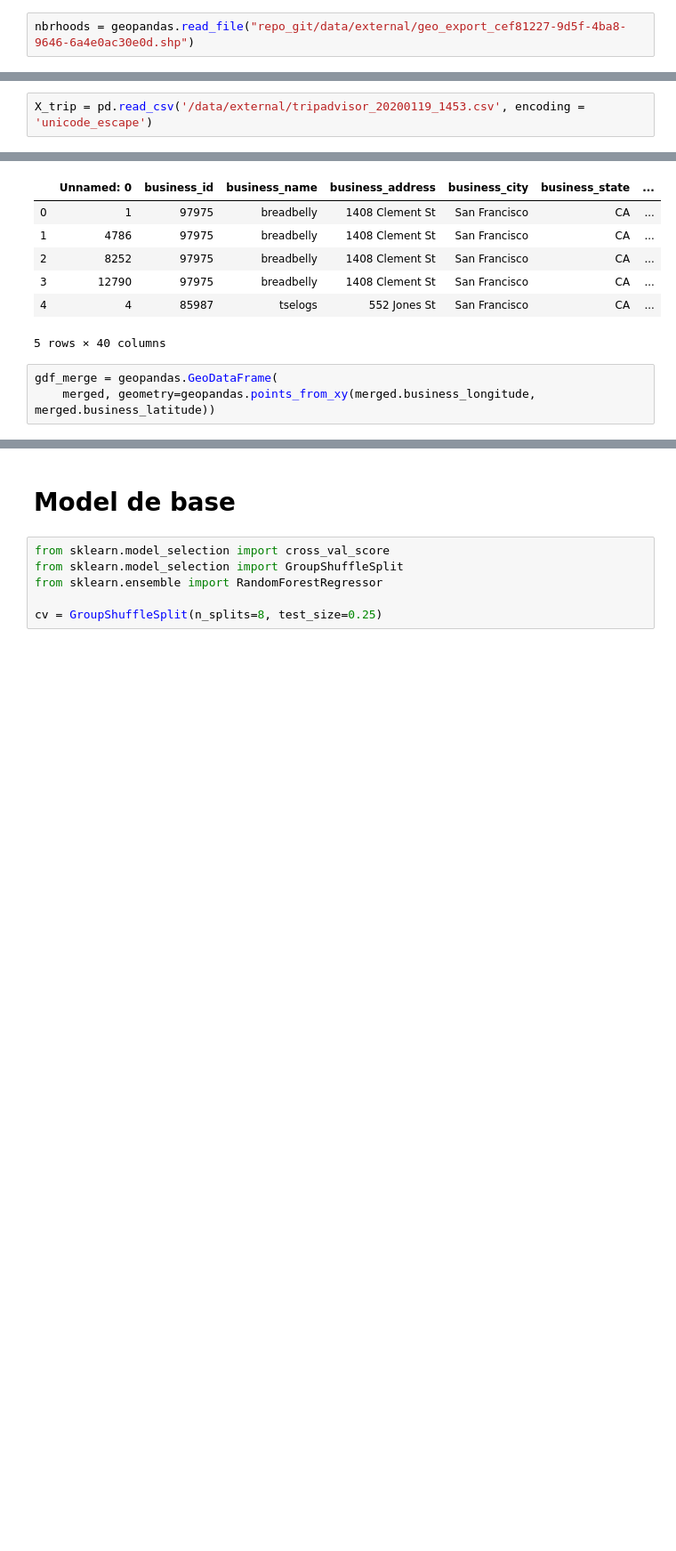
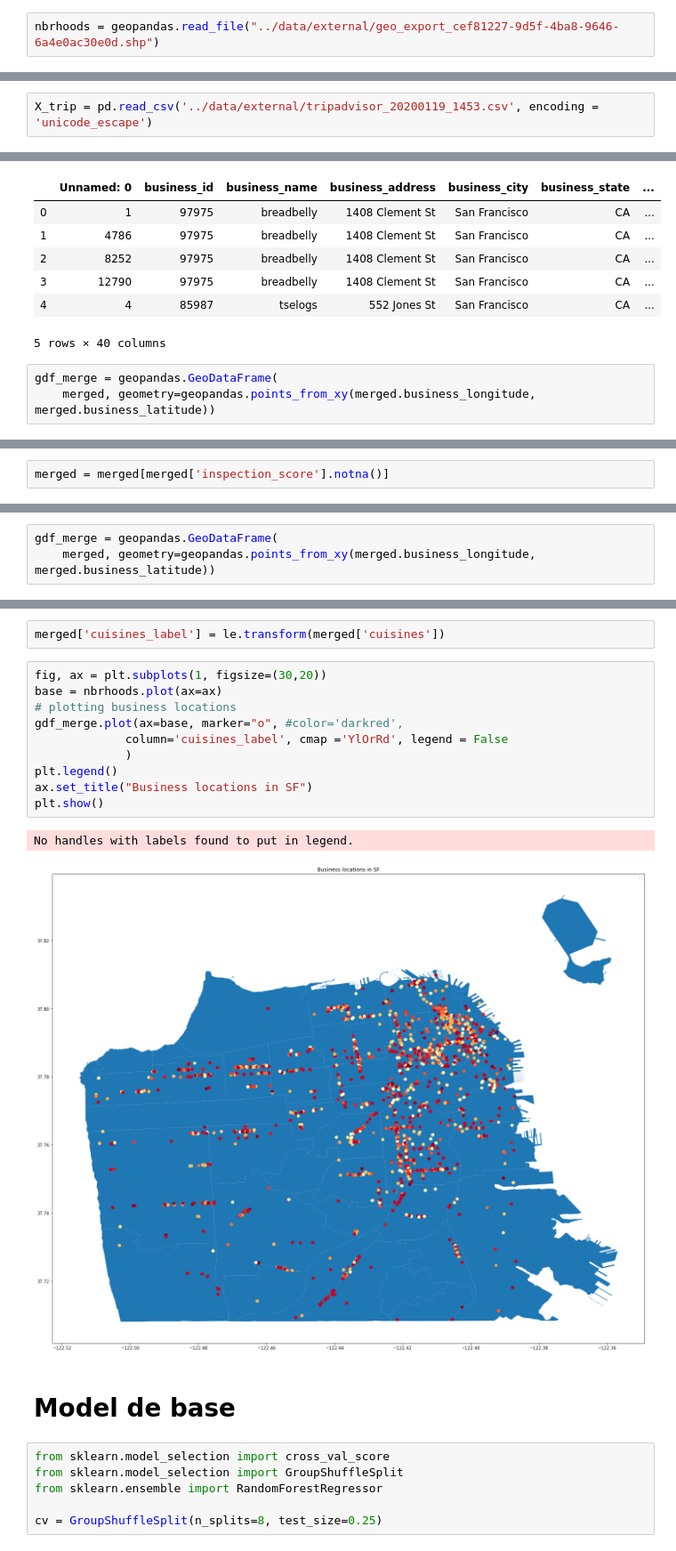
Before and after one commit to BWallyn/Datacamp, a Jupyter notebook: notebooks/first_data_explo.ipynb, the cells around one changed output, grey strips where cells are left out. Shown at 89% size. Drawn from its saved outputs; the diff is of its cells as text; blank space fills up the shorter version.

Commit message:
adding maps categories restaurants in first_data_explore

```diff
--- a/notebooks/first_data_explo.ipynb
+++ b/notebooks/first_data_explo.ipynb
@@ -107,7 +107,7 @@ X_df.head(4)
 # %% [markdown]
 # Neighbourhoods
 # %%
-nbrhoods = geopandas.read_file("repo_git/data/external/geo_export_cef81227-9d5f-4ba8-9646-6a4e0ac30e0d.shp")
+nbrhoods = geopandas.read_file("../data/external/geo_export_cef81227-9d5f-4ba8-9646-6a4e0ac30e0d.shp")
 # %%
 gdf = geopandas.GeoDataFrame(
     X_df, geometry=geopandas.points_from_xy(X_df.business_longitude, X_df.business_latitude))
@@ -127,7 +127,7 @@ No handles with labels found to put in legend.
 # %% [markdown]
 # Notes scrappees sur TripAdvisor
 # %%
-X_trip = pd.read_csv('/data/external/tripadvisor_20200119_1453.csv', encoding = 'unicode_escape')
+X_trip = pd.read_csv('../data/external/tripadvisor_20200119_1453.csv', encoding = 'unicode_escape')
 # %%
 X_trip.head(1)
 # %% [output]
@@ -188,0 +191,2 @@ No handles with labels found to put in legend.
+# %%
+merged = merged[merged['inspection_score'].notna()]
@@ -188,0 +241,3 @@ No handles with labels found to put in legend.
+# %%
+gdf_merge = geopandas.GeoDataFrame(
+    merged, geometry=geopandas.points_from_xy(merged.business_longitude, merged.business_latitude))
@@ -189,3 +251,18 @@ No handles with labels found to put in legend.
+# %%
+merged['cuisines_label'] = le.transform(merged['cuisines'])
+# %%
+fig, ax = plt.subplots(1, figsize=(30,20))
+base = nbrhoods.plot(ax=ax)
+# plotting business locations
+gdf_merge.plot(ax=base, marker="o", #color='darkred',
+             column='cuisines_label', cmap ='YlOrRd', legend = False
+             )
+plt.legend()
+ax.set_title("Business locations in SF")
+plt.show()
+# %% [output]
+No handles with labels found to put in legend.
+[figure, added]
 # %% [markdown]
 # Model de base
 # %%
```
Also changed, not shown: parts of 10 cells of this notebook.
